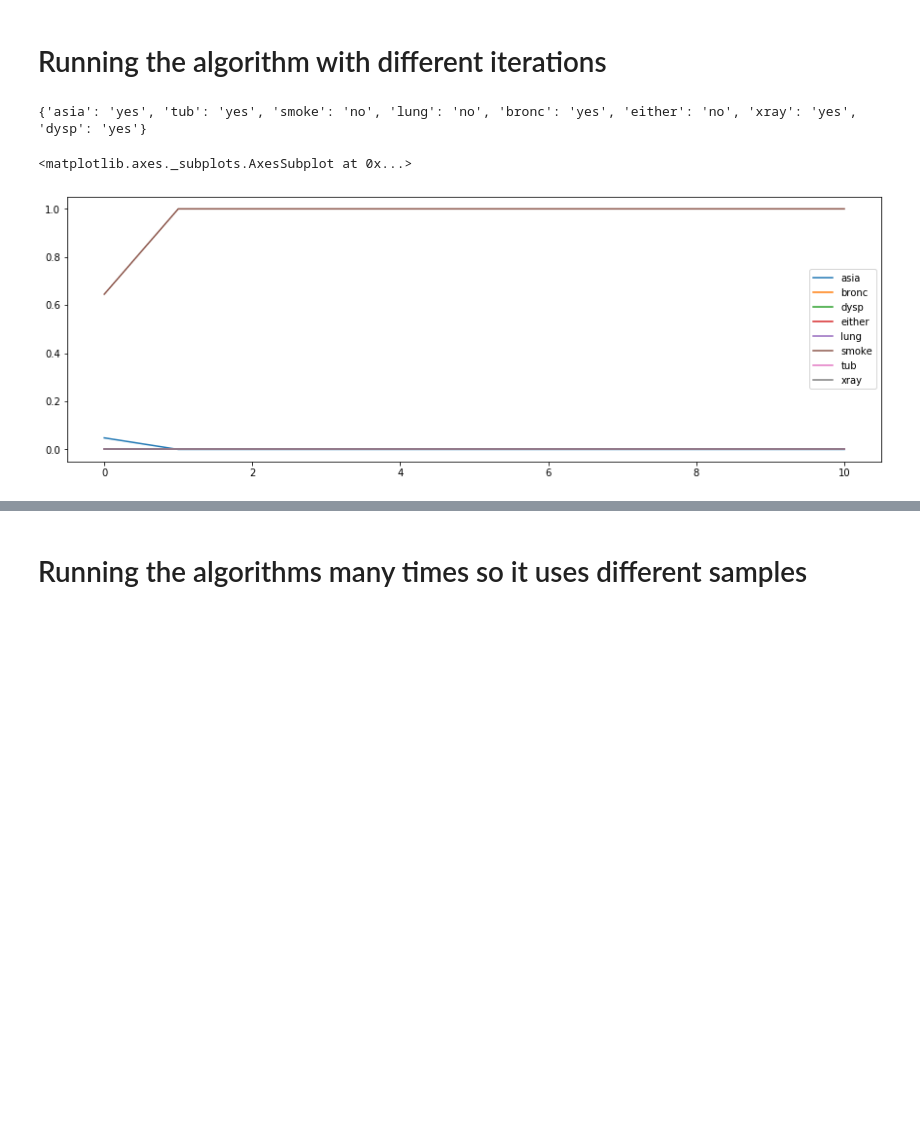
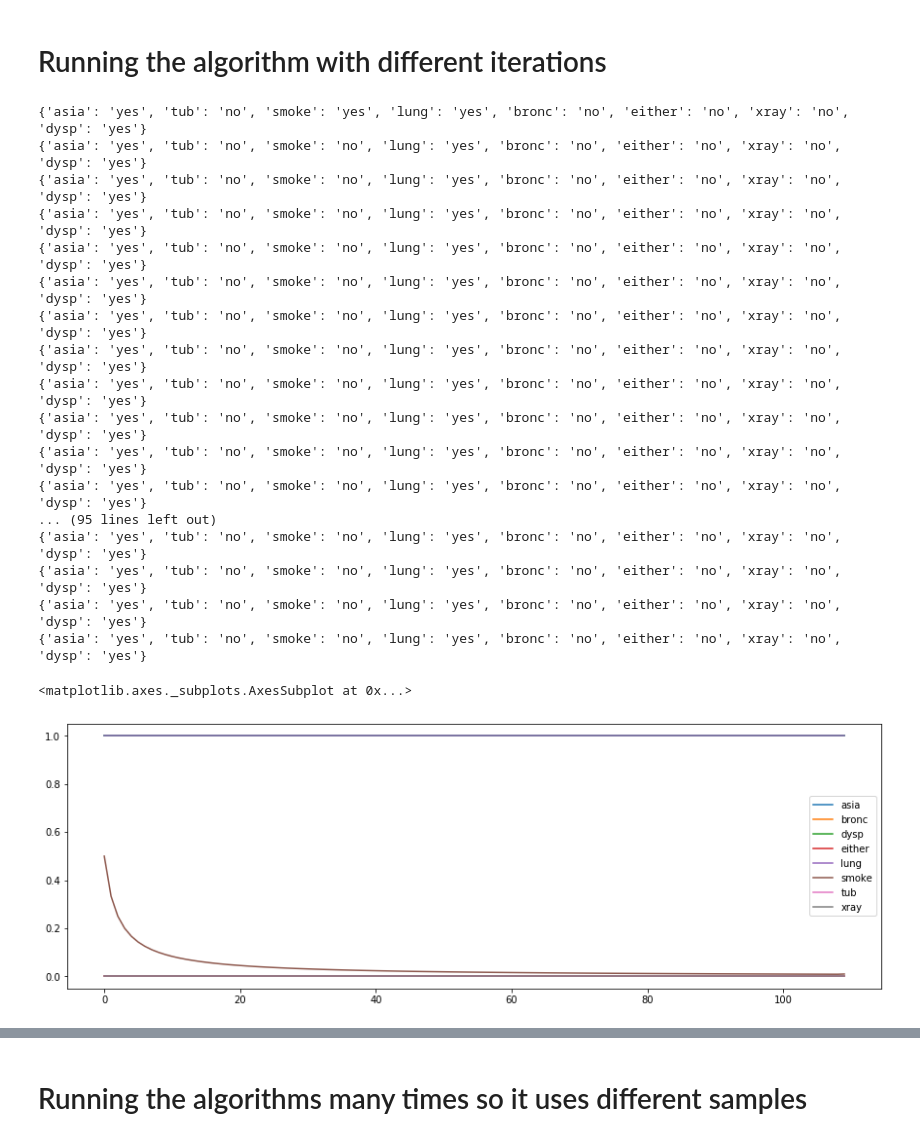
Before and after one commit to Jia-Pan/BN, a Jupyter notebook: BN_v1.ipynb, the cells around one changed output, grey strips where cells are left out. Saved outputs shown, nothing was run; the diff lists cells and outputs as text; code cells hidden in the pictures; blank space fills up the shorter version.

```diff
--- a/BN_v1.ipynb
+++ b/BN_v1.ipynb
@@ -27,11 +27,27 @@ probs :  {('yes', 'yes'): {'yes': 0.9, 'no': 0.1}, ('no', 'yes'): {'yes': 0.7, '
 # %% [markdown]
 # Running the algorithm with different iterations
 # %%
-res, df = bn.gibbs_sampling(iterations=1,warm_up=10)
+res, df = bn.gibbs_sampling(iterations=10, query=False)
 df.plot(figsize=(15,5))
 # %% [output]
-{'asia': 'yes', 'tub': 'yes', 'smoke': 'no', 'lung': 'no', 'bronc': 'yes', 'either': 'no', 'xray': 'yes', 'dysp': 'yes'}
+{'asia': 'yes', 'tub': 'no', 'smoke': 'yes', 'lung': 'yes', 'bronc': 'no', 'either': 'no', 'xray': 'no', 'dysp': 'yes'}
+{'asia': 'yes', 'tub': 'no', 'smoke': 'no', 'lung': 'yes', 'bronc': 'no', 'either': 'no', 'xray': 'no', 'dysp': 'yes'}
+{'asia': 'yes', 'tub': 'no', 'smoke': 'no', 'lung': 'yes', 'bronc': 'no', 'either': 'no', 'xray': 'no', 'dysp': 'yes'}
+{'asia': 'yes', 'tub': 'no', 'smoke': 'no', 'lung': 'yes', 'bronc': 'no', 'either': 'no', 'xray': 'no', 'dysp': 'yes'}
+{'asia': 'yes', 'tub': 'no', 'smoke': 'no', 'lung': 'yes', 'bronc': 'no', 'either': 'no', 'xray': 'no', 'dysp': 'yes'}
+{'asia': 'yes', 'tub': 'no', 'smoke': 'no', 'lung': 'yes', 'bronc': 'no', 'either': 'no', 'xray': 'no', 'dysp': 'yes'}
+{'asia': 'yes', 'tub': 'no', 'smoke': 'no', 'lung': 'yes', 'bronc': 'no', 'either': 'no', 'xray': 'no', 'dysp': 'yes'}
+{'asia': 'yes', 'tub': 'no', 'smoke': 'no', 'lung': 'yes', 'bronc': 'no', 'either': 'no', 'xray': 'no', 'dysp': 'yes'}
+{'asia': 'yes', 'tub': 'no', 'smoke': 'no', 'lung': 'yes', 'bronc': 'no', 'either': 'no', 'xray': 'no', 'dysp': 'yes'}
+{'asia': 'yes', 'tub': 'no', 'smoke': 'no', 'lung': 'yes', 'bronc': 'no', 'either': 'no', 'xray': 'no', 'dysp': 'yes'}
+{'asia': 'yes', 'tub': 'no', 'smoke': 'no', 'lung': 'yes', 'bronc': 'no', 'either': 'no', 'xray': 'no', 'dysp': 'yes'}
+{'asia': 'yes', 'tub': 'no', 'smoke': 'no', 'lung': 'yes', 'bronc': 'no', 'either': 'no', 'xray': 'no', 'dysp': 'yes'}
+... (95 lines left out)
+{'asia': 'yes', 'tub': 'no', 'smoke': 'no', 'lung': 'yes', 'bronc': 'no', 'either': 'no', 'xray': 'no', 'dysp': 'yes'}
+{'asia': 'yes', 'tub': 'no', 'smoke': 'no', 'lung': 'yes', 'bronc': 'no', 'either': 'no', 'xray': 'no', 'dysp': 'yes'}
+{'asia': 'yes', 'tub': 'no', 'smoke': 'no', 'lung': 'yes', 'bronc': 'no', 'either': 'no', 'xray': 'no', 'dysp': 'yes'}
+{'asia': 'yes', 'tub': 'no', 'smoke': 'no', 'lung': 'yes', 'bronc': 'no', 'either': 'no', 'xray': 'no', 'dysp': 'yes'}
 <matplotlib.axes._subplots.AxesSubplot at 0x...>
-[figure, old version]
+[figure, new version]
 # %%
 res
```
Also changed, not shown: parts of 4 cells of this notebook, 1 other file.
